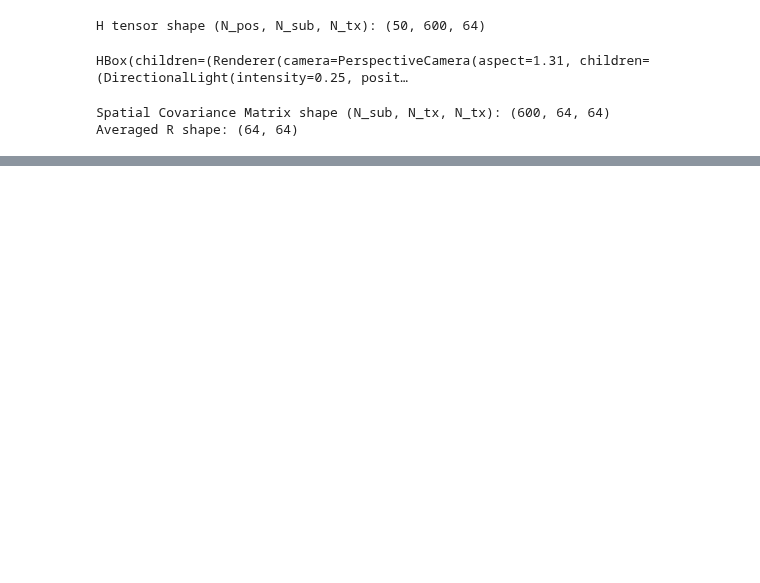
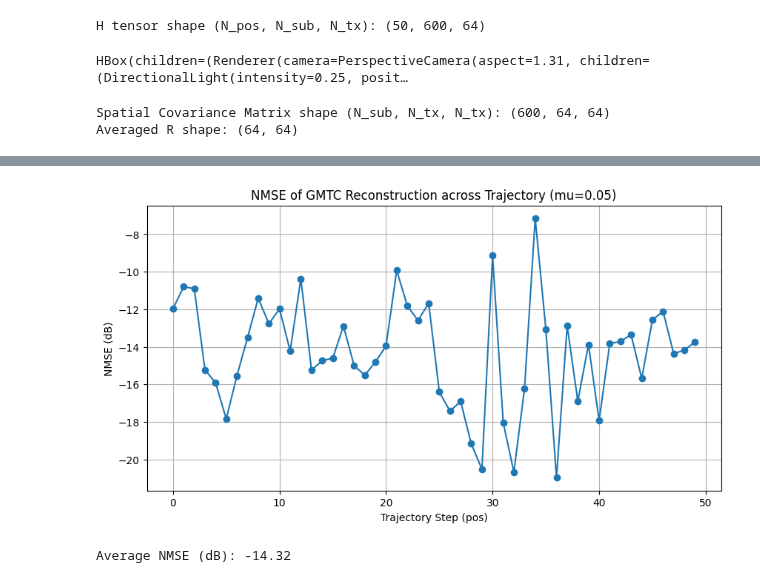
Before and after one commit to EoJinS/SNIC2026, a Jupyter notebook: experiments/covariance_visualization.ipynb, the cells around one changed output, grey strips where cells are left out. Cells and saved outputs as stored; diff of their text form; code cells hidden in the pictures; blank space fills up the shorter version.

```diff
--- a/experiments/covariance_visualization.ipynb
+++ b/experiments/covariance_visualization.ipynb
@@ -70,0 +156,68 @@ Saved dataset to data
+# %%
+# Cell 7: GMTC Compression, Reconstruction, and NMSE Evaluation
+import numpy as np
+
+# 1. Reconstruct complex covariances for all K states and perform eigendecomposition
+K = params_em.pi.shape[0]
+U_c_complex_list = []
+lam_c_complex_list = []
+
+for c in range(K):
+    U_c_real = params_em.U[c].numpy()
+    lam_c_real = params_em.lam[c].numpy()
+    R_c_real = U_c_real @ np.diag(lam_c_real) @ U_c_real.T
+    # Use the reconstruct_complex_cov from Cell 5
+    R_c_comp = reconstruct_complex_cov(R_c_real)
+
+    # Eigendecomposition
+    evals, evecs = np.linalg.eigh(R_c_comp)
+    # Sort in descending order
+    idx = np.argsort(evals)[::-1]
+    evals = evals[idx]
+    evecs = evecs[:, idx]
+
+    lam_c_complex_list.append(evals)
+    U_c_complex_list.append(evecs)
+
+# Prepare arrays for GMTC simulation
+h_spatial_np = h_spatial.numpy() # Shape: (50, 64) complex
+N_pos = h_spatial_np.shape[0]
+h_hat = np.zeros_like(h_spatial_np)
+
+# 2. Multi-Modal Reverse-Waterfilling Simulation
+mu = 0.05 # Tunable water-level parameter
+
+for t in range(N_pos):
+    c_hat_t = c_hat[t].item()
+    h_t = h_spatial_np[t]
+
+    U_c = U_c_complex_list[c_hat_t]
+    lam_c = lam_c_complex_list[c_hat_t]
+
+    # Component-Matched KLT (Transform)
+    h_tilde = U_c.conj().T @ h_t
+
+    # Truncation via reverse-waterfilling
+    mask = lam_c > mu
+    h_tilde_q = h_tilde * mask
+
+    # Inverse KLT (Reconstruction)
+    h_hat[t] = U_c @ h_tilde_q
+
+# 3. NMSE Calculation
+nmse_linear = np.sum(np.abs(h_spatial_np - h_hat)**2, axis=1) / np.sum(np.abs(h_spatial_np)**2, axis=1)
+nmse_db = 10 * np.log10(nmse_linear + 1e-12) # added epsilon for numerical stability
+
+# 4. Visualization
+plt.figure(figsize=(10, 5))
+plt.plot(range(N_pos), nmse_db, marker="o", linestyle="-")
+plt.title(f"NMSE of GMTC Reconstruction across Trajectory (mu={mu})")
+plt.xlabel("Trajectory Step (pos)")
+plt.ylabel("NMSE (dB)")
+plt.grid(True)
+plt.show()
+
+print(f"Average NMSE (dB): {np.mean(nmse_db):.2f}")
+# %% [output]
+[figure, added]
+Average NMSE (dB): -14.32
```
Also changed, not shown: parts of 6 cells of this notebook, 4 other files.
